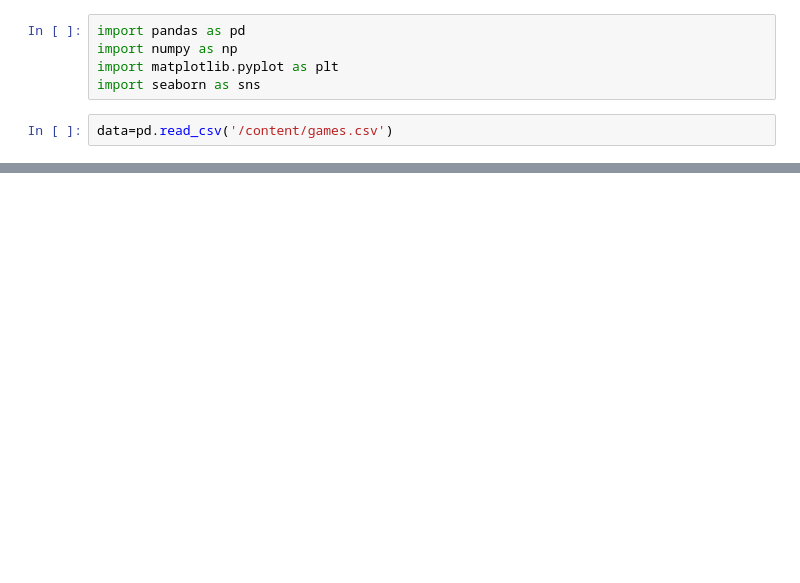
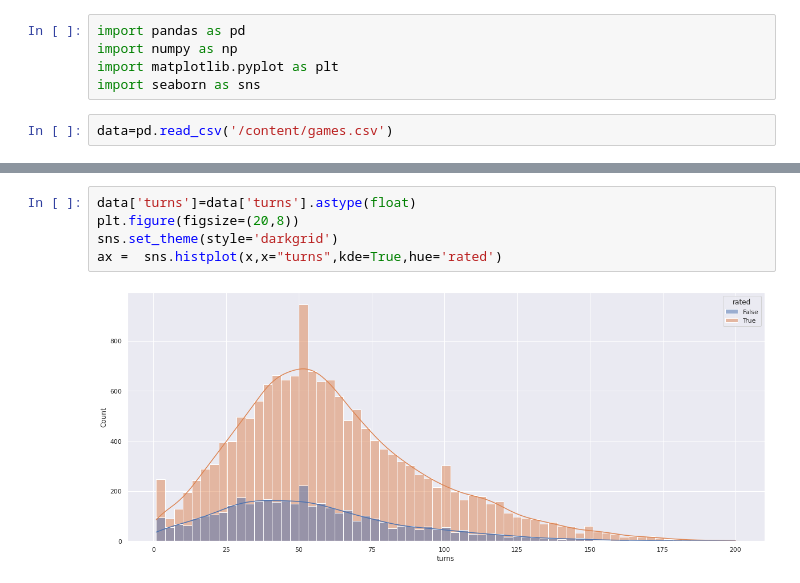
Before and after one commit to Gail529/Chess_EDA, a Jupyter notebook: chess_EDA.ipynb, the cells around one changed output, grey strips where cells are left out. Saved outputs shown, nothing was run; the diff lists cells and outputs as text; blank space fills up the shorter version.

```diff
--- a/chess_EDA.ipynb
+++ b/chess_EDA.ipynb
@@ -201,0 +113,7 @@ ax = sns.countplot(x="winner",data=opening_data,palette="ch:.25")
+# %%
+data['turns']=data['turns'].astype(float)
+plt.figure(figsize=(20,8))
+sns.set_theme(style='darkgrid')
+ax =  sns.histplot(x,x="turns",kde=True,hue='rated')
+# %% [output]
+[figure, added]
```
Also changed, not shown: parts of 55 cells of this notebook.
